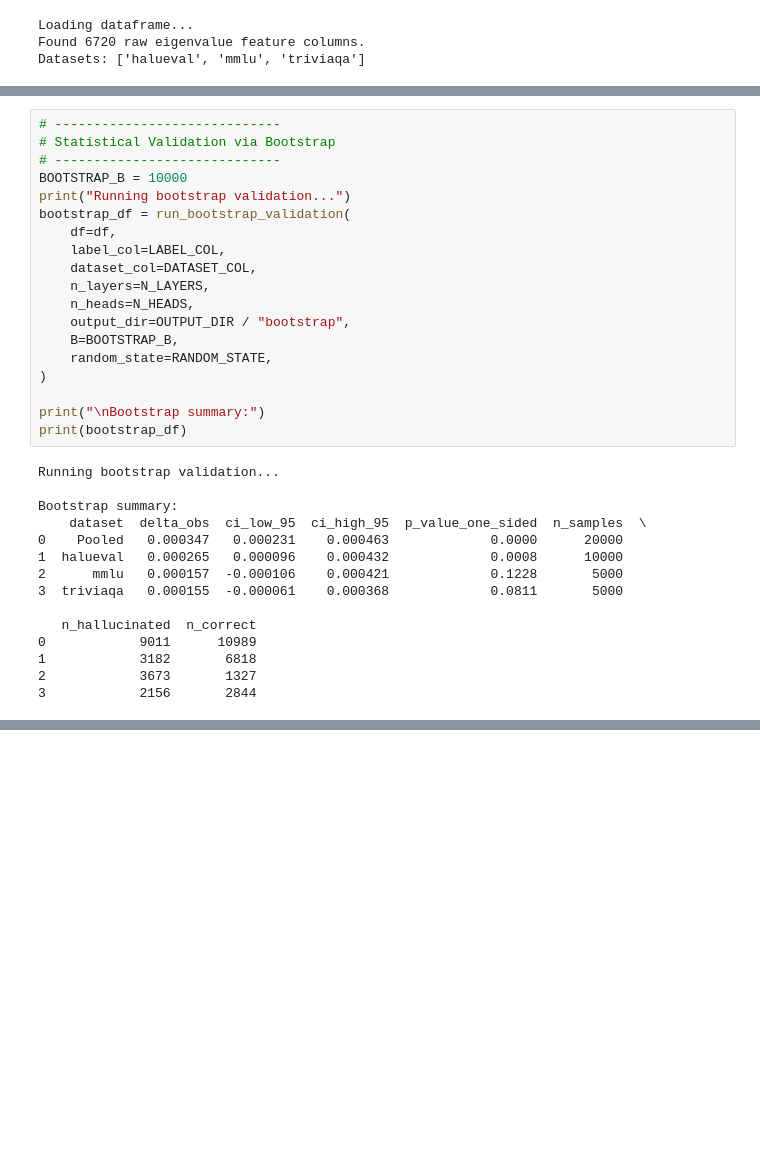
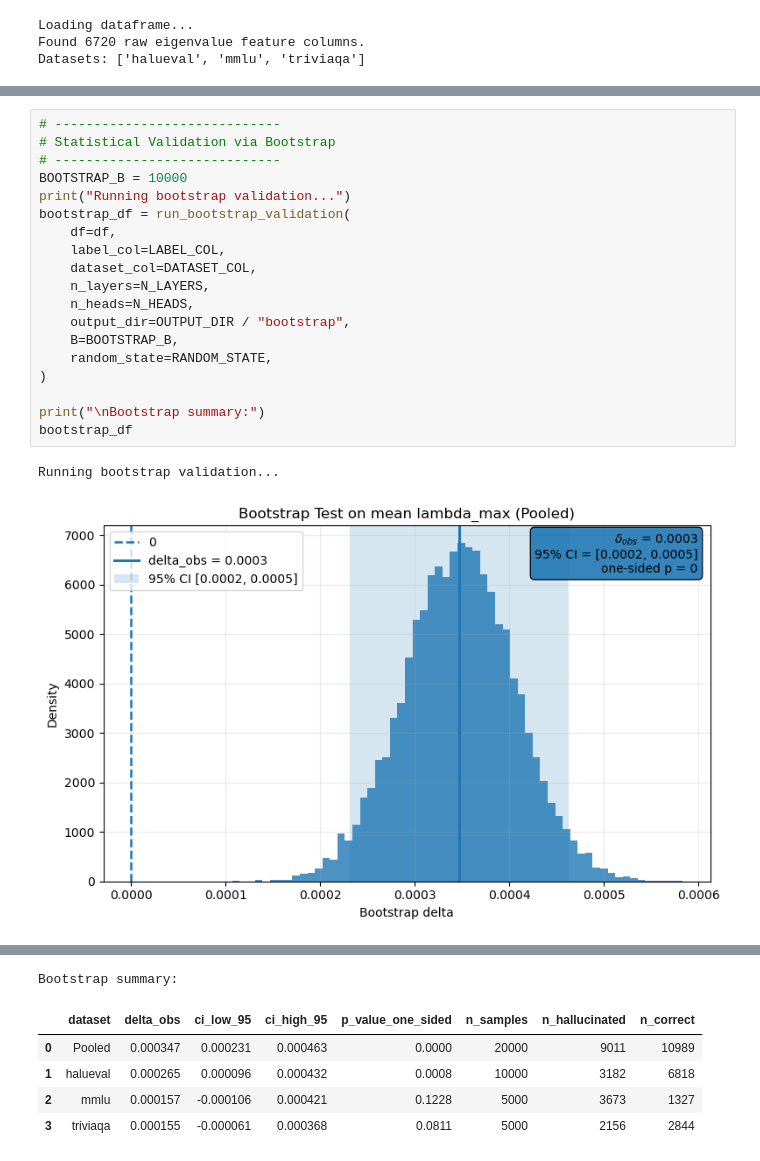
Before and after one commit to Erdos-Projects/spring-2026-LLM-hallucinations, a Jupyter notebook: spectral-llm-hal/notebooks/visualization.ipynb, the cells around one changed output, grey strips where cells are left out. Drawn from its saved outputs; the diff is of its cells as text; blank space fills up the shorter version.

```diff
--- a/spectral-llm-hal/notebooks/visualization.ipynb
+++ b/spectral-llm-hal/notebooks/visualization.ipynb
@@ -255,34 +256,22 @@ triviaqa  0.550816  0.559659  0.715107
 # %%
 # -----------------------------
 # Statistical Validation via Bootstrap
 # -----------------------------
 BOOTSTRAP_B = 10000
 print("Running bootstrap validation...")
 bootstrap_df = run_bootstrap_validation(
     df=df,
     label_col=LABEL_COL,
     dataset_col=DATASET_COL,
     n_layers=N_LAYERS,
     n_heads=N_HEADS,
     output_dir=OUTPUT_DIR / "bootstrap",
     B=BOOTSTRAP_B,
     random_state=RANDOM_STATE,
 )
 
 print("\nBootstrap summary:")
-print(bootstrap_df)
+bootstrap_df
 # %% [output]
 Running bootstrap validation...
-
-Bootstrap summary:
-    dataset  delta_obs  ci_low_95  ci_high_95  p_value_one_sided  n_samples  \
-0    Pooled   0.000347   0.000231    0.000463             0.0000      20000
-1  halueval   0.000265   0.000096    0.000432             0.0008      10000
-2      mmlu   0.000157  -0.000106    0.000421             0.1228       5000
-3  triviaqa   0.000155  -0.000061    0.000368             0.0811       5000
-
-   n_hallucinated  n_correct
-0            9011      10989
-1            3182       6818
-2            3673       1327
-3            2156       2844
+[figure, added]
@@ -288,0 +281,6 @@ Bootstrap summary:
+Bootstrap summary:
+|  | dataset | delta_obs | ci_low_95 | ci_high_95 | p_value_one_sided | n_samples | n_hallucinated | n_correct |
+| 0 | Pooled | 0.000347 | 0.000231 | 0.000463 | 0.0000 | 20000 | 9011 | 10989 |
+| 1 | halueval | 0.000265 | 0.000096 | 0.000432 | 0.0008 | 10000 | 3182 | 6818 |
+| 2 | mmlu | 0.000157 | -0.000106 | 0.000421 | 0.1228 | 5000 | 3673 | 1327 |
+| 3 | triviaqa | 0.000155 | -0.000061 | 0.000368 | 0.0811 | 5000 | 2156 | 2844 |
```
Also changed, not shown: parts of 7 cells of this notebook, 1 other file.
